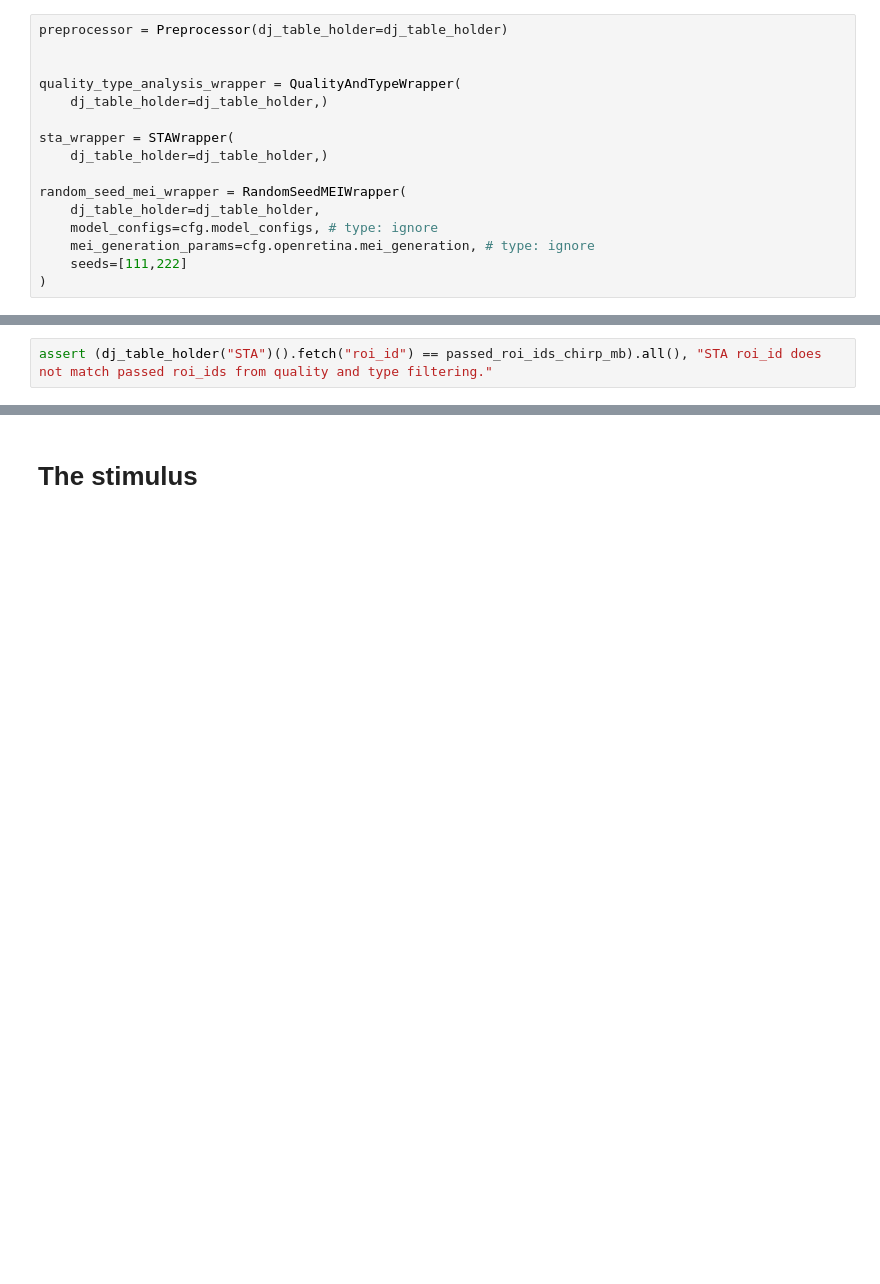
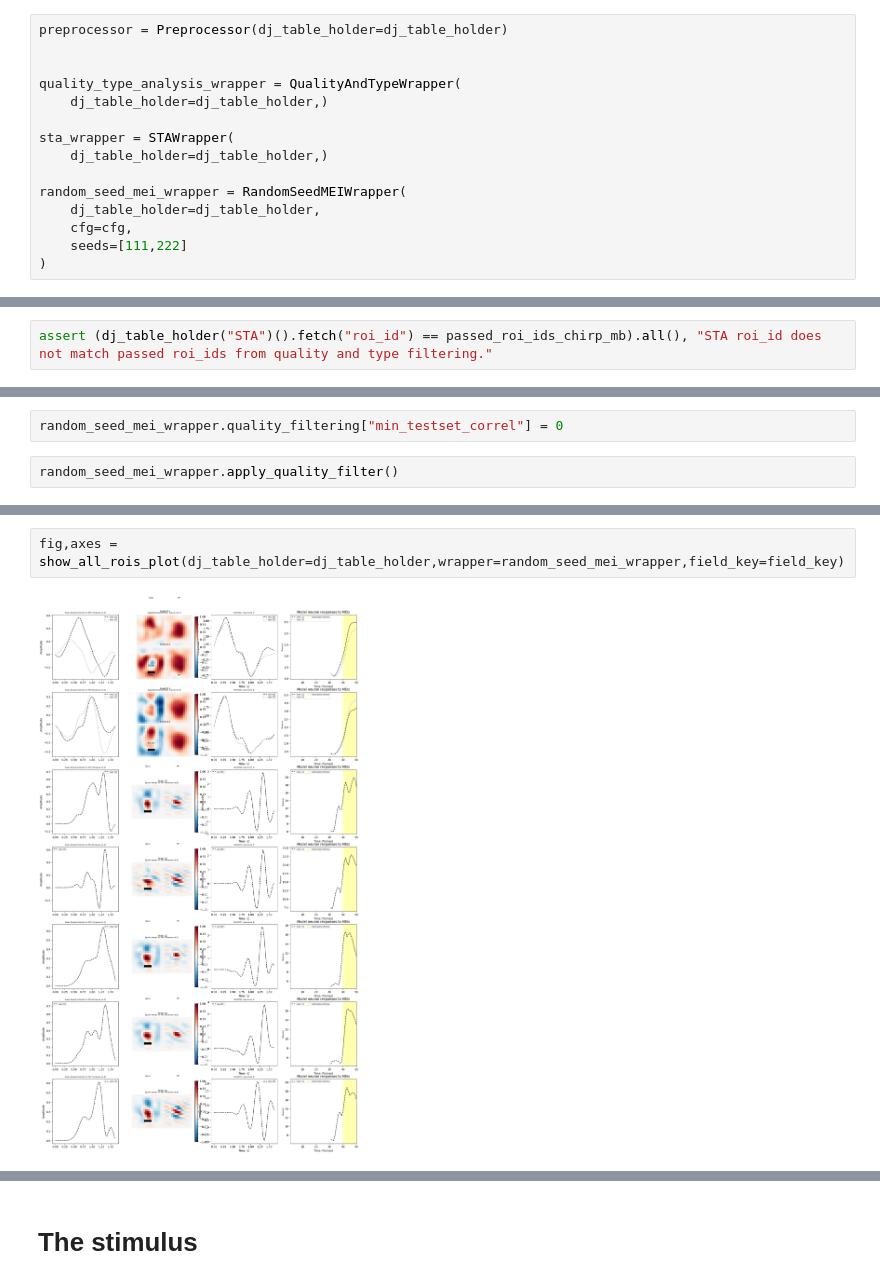
Before and after one commit to SamuelSuhai/model_in_the_loop, a Jupyter notebook: notebooks/gui/online_analysis_visualization.ipynb, the cells around one changed output, grey strips where cells are left out. Drawn from its saved outputs; the diff is of its cells as text; blank space fills up the shorter version.

```diff
--- a/notebooks/gui/online_analysis_visualization.ipynb
+++ b/notebooks/gui/online_analysis_visualization.ipynb
@@ -126,8 +130,7 @@ sta_wrapper = STAWrapper(
 
 random_seed_mei_wrapper = RandomSeedMEIWrapper(
     dj_table_holder=dj_table_holder,
-    model_configs=cfg.model_configs, # type: ignore
-    mei_generation_params=cfg.openretina.mei_generation, # type: ignore
+    cfg=cfg,
     seeds=[111,222]
 )
 # %% [markdown]
@@ -443,0 +299,4 @@ HBox(children=(VBox(children=(Dropdown(description='Change Mode:', layout=Layout
+# %%
+random_seed_mei_wrapper.quality_filtering["min_testset_correl"] = 0
+# %%
+random_seed_mei_wrapper.apply_quality_filter()
@@ -443,0 +342,4 @@ HBox(children=(VBox(children=(Dropdown(description='Change Mode:', layout=Layout
+# %%
+fig,axes = show_all_rois_plot(dj_table_holder=dj_table_holder,wrapper=random_seed_mei_wrapper,field_key=field_key)
+# %% [output]
+[figure, added]
```
Also changed, not shown: parts of 57 cells of this notebook, 7 other files.
